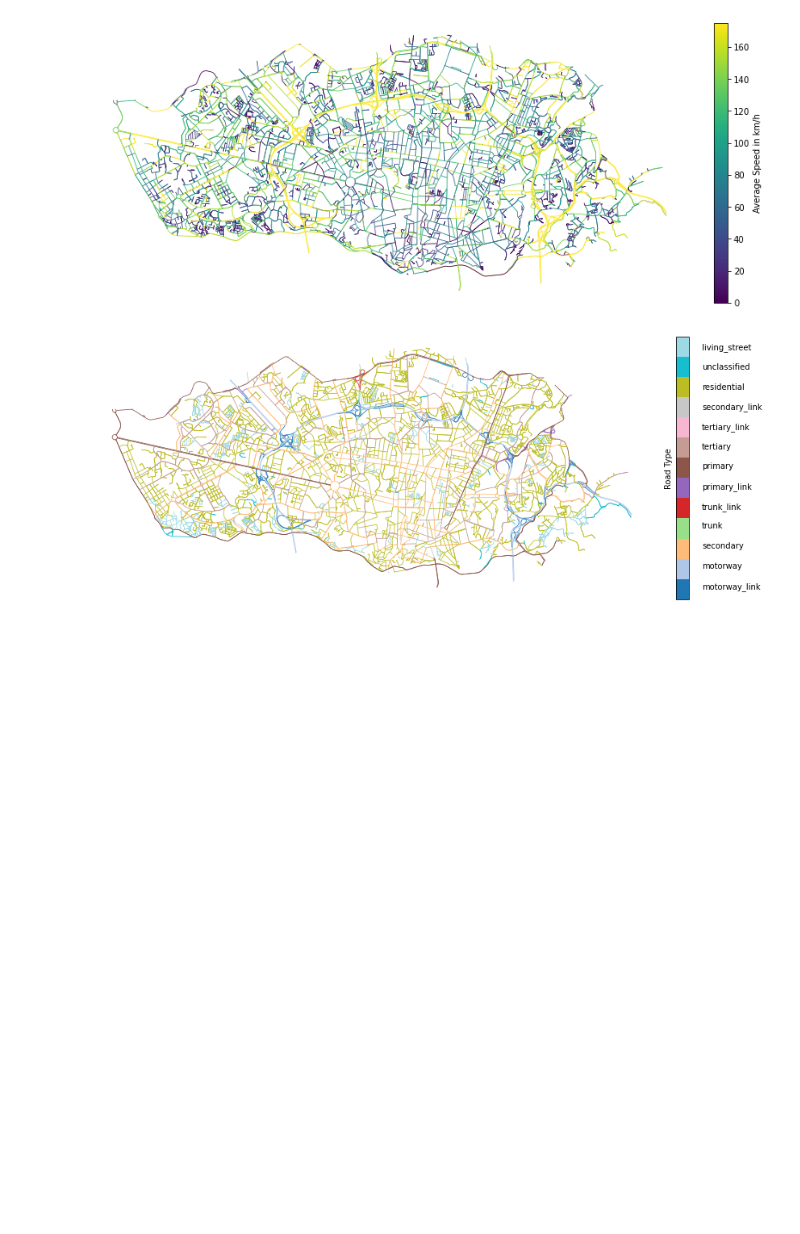
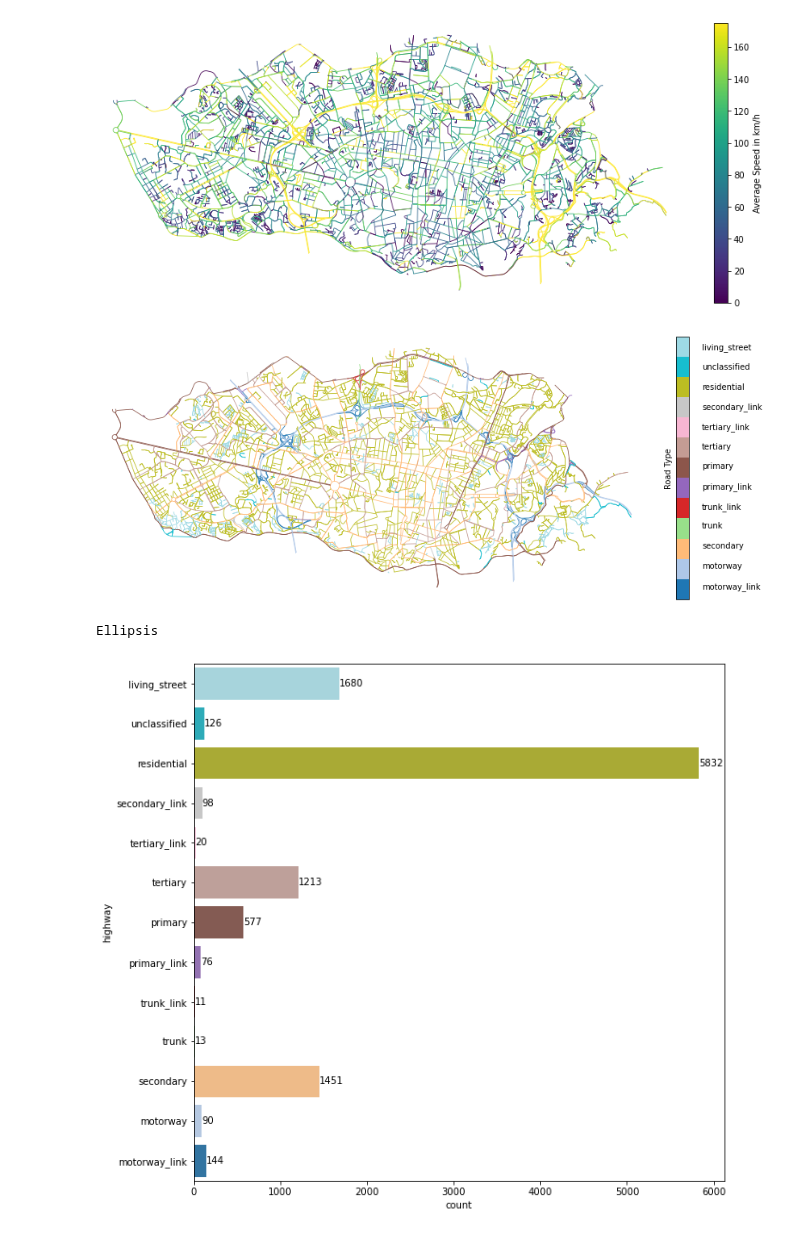
Before and after one commit to SwiftPredator/Trajectory-based-Road-Network-Representation-Learning, a Jupyter notebook: evaluation/explanatory_data_analysis.ipynb, the cells around one changed output. Cells and saved outputs as stored; diff of their text form; code cells hidden in the pictures; blank space fills up the shorter version.

```diff
--- a/evaluation/explanatory_data_analysis.ipynb
+++ b/evaluation/explanatory_data_analysis.ipynb
@@ -117,3 +117,19 @@ bar.ax.yaxis.set_label_position('left')
 fig.savefig("../data/images/porto_road_types.png")
 # %% [output]
 [figure]
+# %%
+"""
+Create density plot for road label
+"""
+plt.cm.register_cmap("roadcolor", cmap.reversed())
+high_dict = dict(zip(np.arange(13), labels["highway"].tolist()))
+highway = df["highway"].map(high_dict)
+cpal = sns.color_palette("roadcolor", n_colors=13)
+f, ax = plt.subplots(figsize=(10, 10))
+sns.countplot(y=highway, palette=cpal, ax=ax, order=list(high_dict.values())[::-1])
+ax.bar_label(ax.containers[0])
+
+...
+# %% [output]
+Ellipsis
+[figure, added]
```
Also changed, not shown: parts of 1 cell of this notebook, 27 other files.
